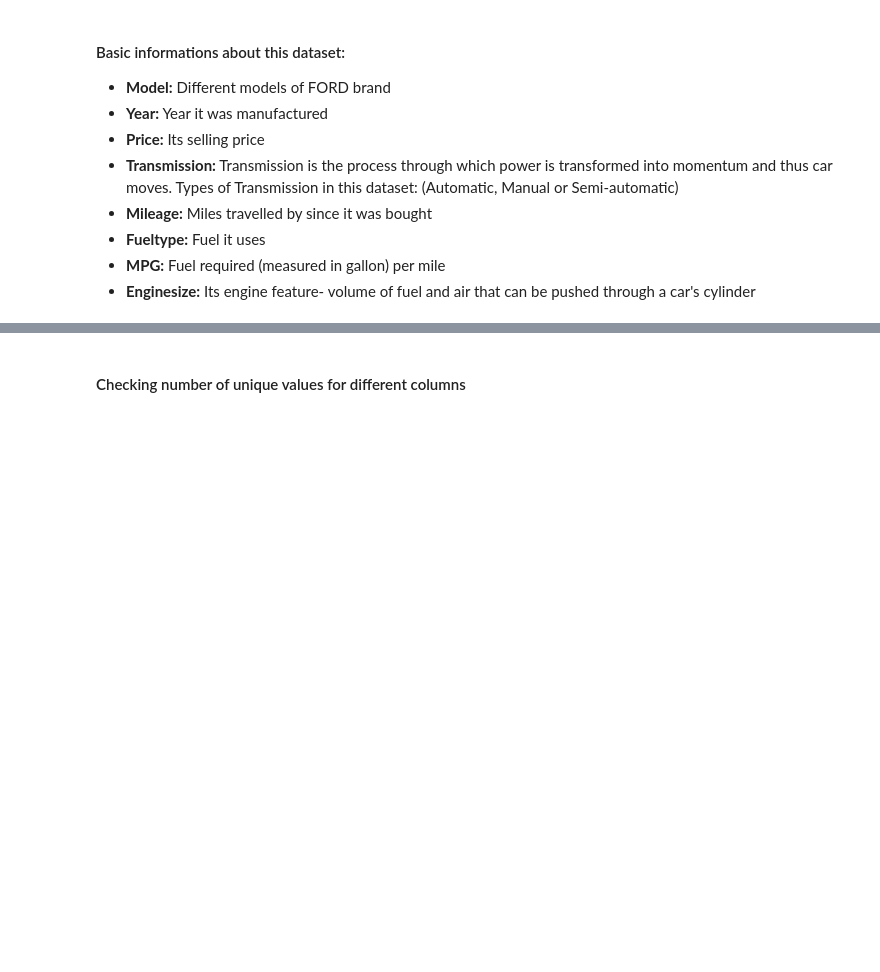
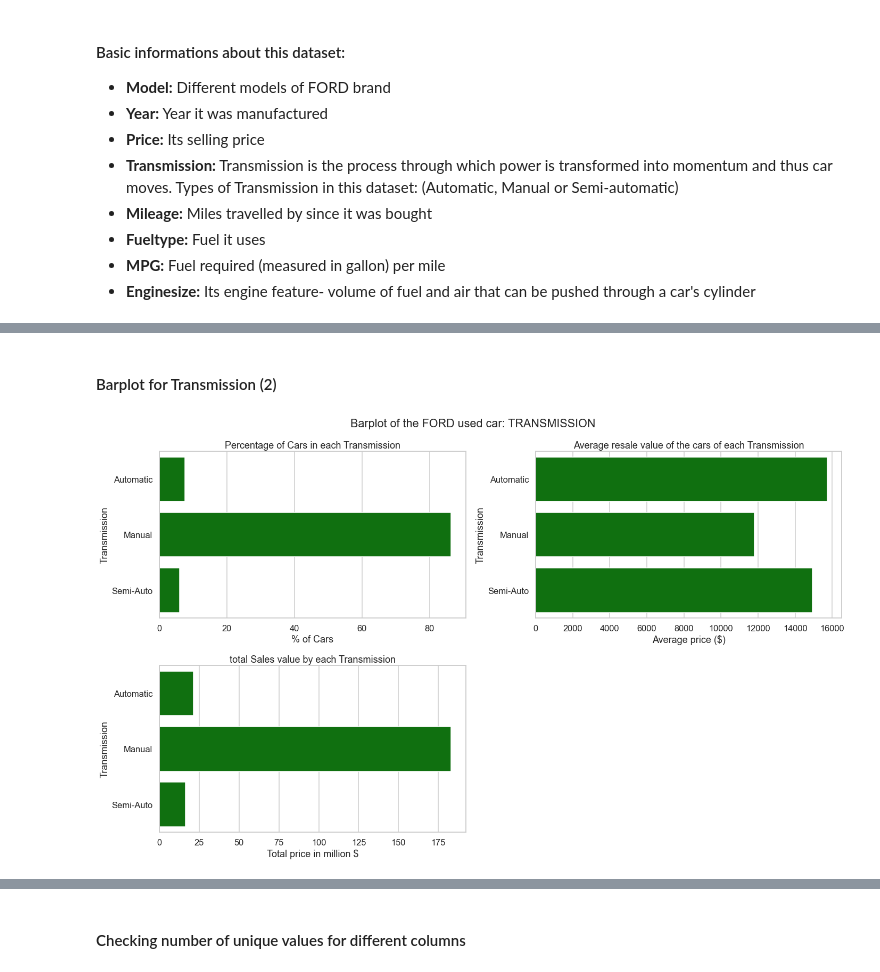
Before and after one commit to AnkonDewan/FORD_used_car_analysis, a Jupyter notebook: FORD_used_car_data_analysis_&_visualization_EDA.ipynb, the cells around one changed output, grey strips where cells are left out. Drawn from its saved outputs; the diff is of its cells as text; code cells hidden in the pictures; blank space fills up the shorter version.

```diff
--- a/FORD_used_car_data_analysis_&_visualization_EDA.ipynb
+++ b/FORD_used_car_data_analysis_&_visualization_EDA.ipynb
@@ -239,0 +182,29 @@ plt.show()
+# %% [markdown]
+#### Barplot for Transmission (2)
+# %%
+plt.figure(figsize=(20,12))
+sns.set_context("talk")
+
+plt.subplot(2, 2, 1)
+create_barplot('percent_of_cars',df_transmission, df_transmission, 'h', 'green', "Transmission")
+plt.title("Percentage of Cars in each Transmission")
+plt.xlabel("% of Cars")
+plt.ylabel("Transmission")
+
+plt.subplot(2, 2, 2)
+create_barplot('mean',df_transmission, df_transmission, 'h', 'green', "Transmission")
+plt.title("Average resale value of the cars of each Transmission")
+plt.xlabel("Average price ($)")
+plt.ylabel("Transmission")
+
+plt.subplot(2, 2, 3)
+create_barplot('sum',df_transmission, df_transmission, 'h', 'green', "Transmission")
+plt.title("total Sales value by each Transmission")
+plt.xlabel("Total price in million $")
+plt.ylabel("Transmission")
+
+plt.suptitle("Barplot of the FORD used car: TRANSMISSION")
+plt.tight_layout()
+plt.show()
+# %% [output]
+[figure, added]
```
Also changed, not shown: parts of 48 cells of this notebook.
